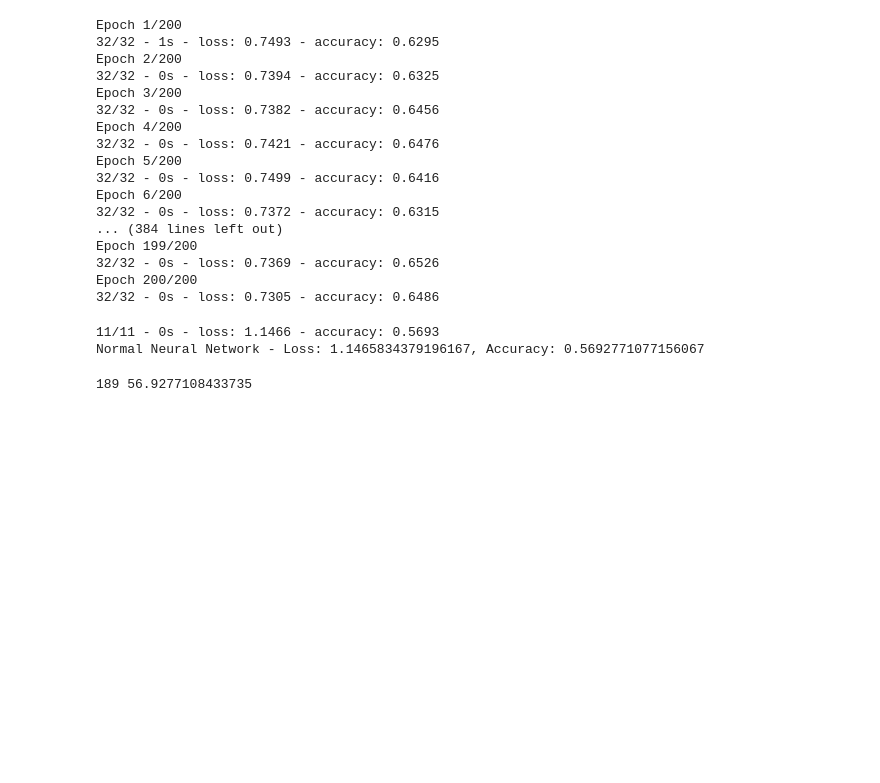
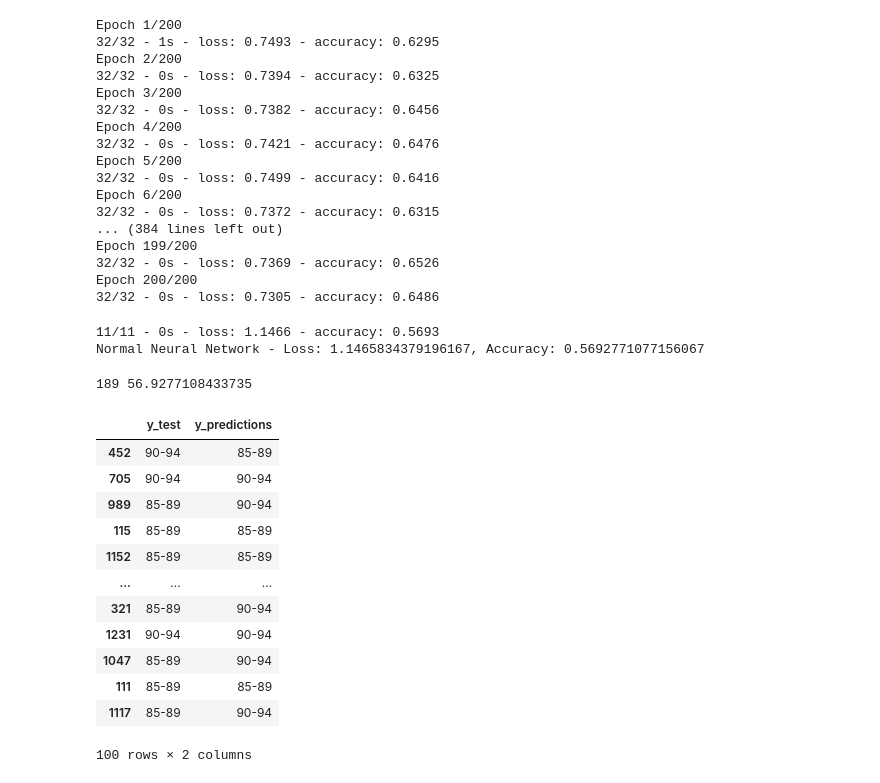
Before and after one commit to TempestCampbell/Machine-Learning-Project, a Jupyter notebook: MachineLearningPractice/Categories-NeuralNetwork.ipynb, the cells around one changed output. Drawn from its saved outputs; the diff is of its cells as text; code cells hidden in the pictures; blank space fills up the shorter version.

Commit message:
test v predict

```diff
--- a/MachineLearningPractice/Categories-NeuralNetwork.ipynb
+++ b/MachineLearningPractice/Categories-NeuralNetwork.ipynb
@@ -204,3 +204,22 @@ for n in range (0, len(prediction_labels)):
 print(numRight, (100*numRight/len(y_test1)))
 # %% [output]
 189 56.9277108433735
+# %%
+dfAccur=pd.DataFrame( )
+dfAccur["y_test"]= y_test
+dfAccur["y_predictions"]= prediction_labels
+dfAccur.head(100)
+# %% [output]
+|  | y_test | y_predictions |
+| 452 | 90-94 | 85-89 |
+| 705 | 90-94 | 90-94 |
+| 989 | 85-89 | 90-94 |
+| 115 | 85-89 | 85-89 |
+| 1152 | 85-89 | 85-89 |
+| ... | ... | ... |
+| 321 | 85-89 | 90-94 |
+| 1231 | 90-94 | 90-94 |
+| 1047 | 85-89 | 90-94 |
+| 111 | 85-89 | 85-89 |
+| 1117 | 85-89 | 90-94 |
+100 rows × 2 columns
```
Also changed, not shown: parts of 1 cell of this notebook.
